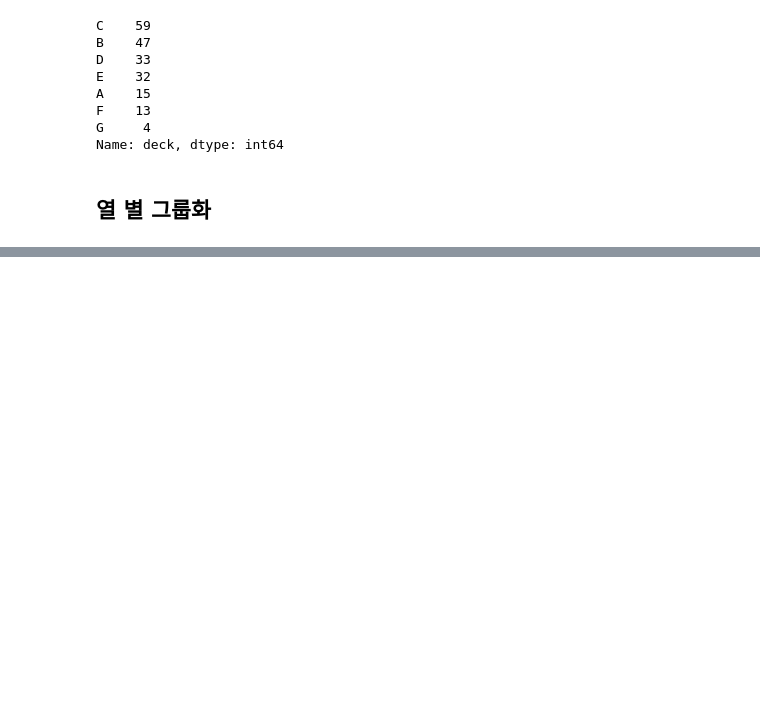
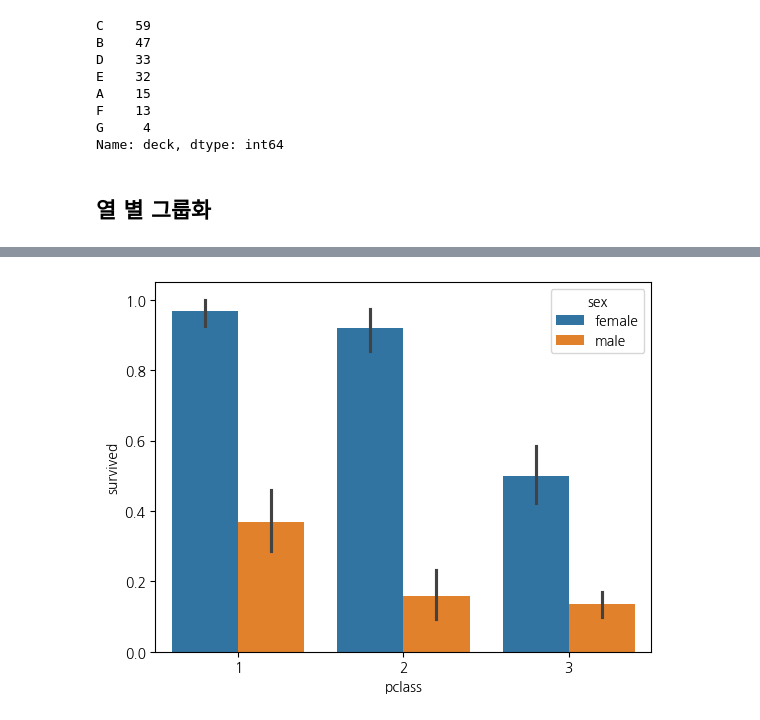
Before and after one commit to ahyeong514/2024-1-my-BDA, a Jupyter notebook: inclass_02w_0319_tue_bigdata_basic.ipynb, the cells around one changed output, grey strips where cells are left out. Cells and saved outputs as stored; diff of their text form; code cells hidden in the pictures; blank space fills up the shorter version.

```diff
--- a/inclass_02w_0319_tue_bigdata_basic.ipynb
+++ b/inclass_02w_0319_tue_bigdata_basic.ipynb
@@ -239,0 +266,4 @@ titanic.groupby('embark_town').count()
+# %%
+sns.barplot(titanic,x="pclass",y="survived",hue="sex");
+# %% [output]
+[figure, added]
```
Also changed, not shown: parts of 57 cells of this notebook.
